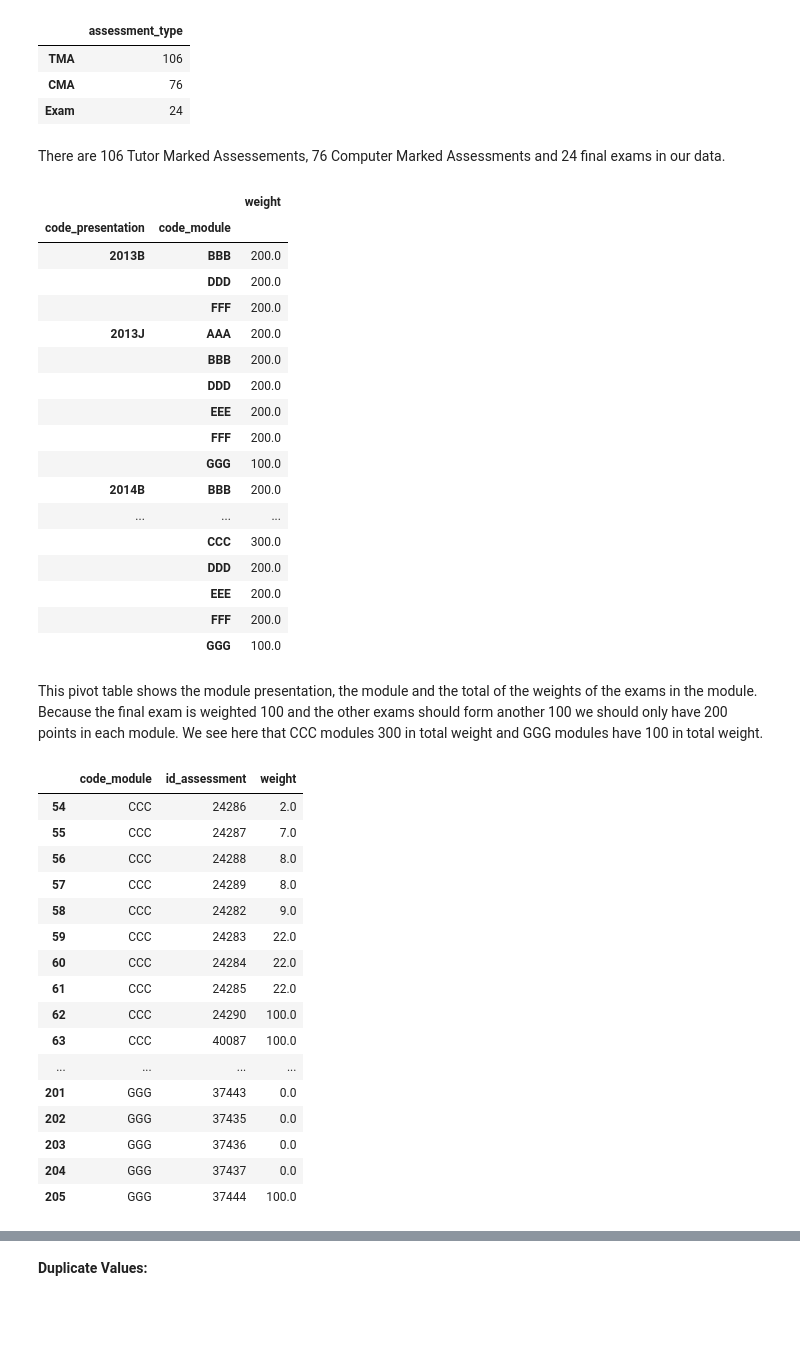
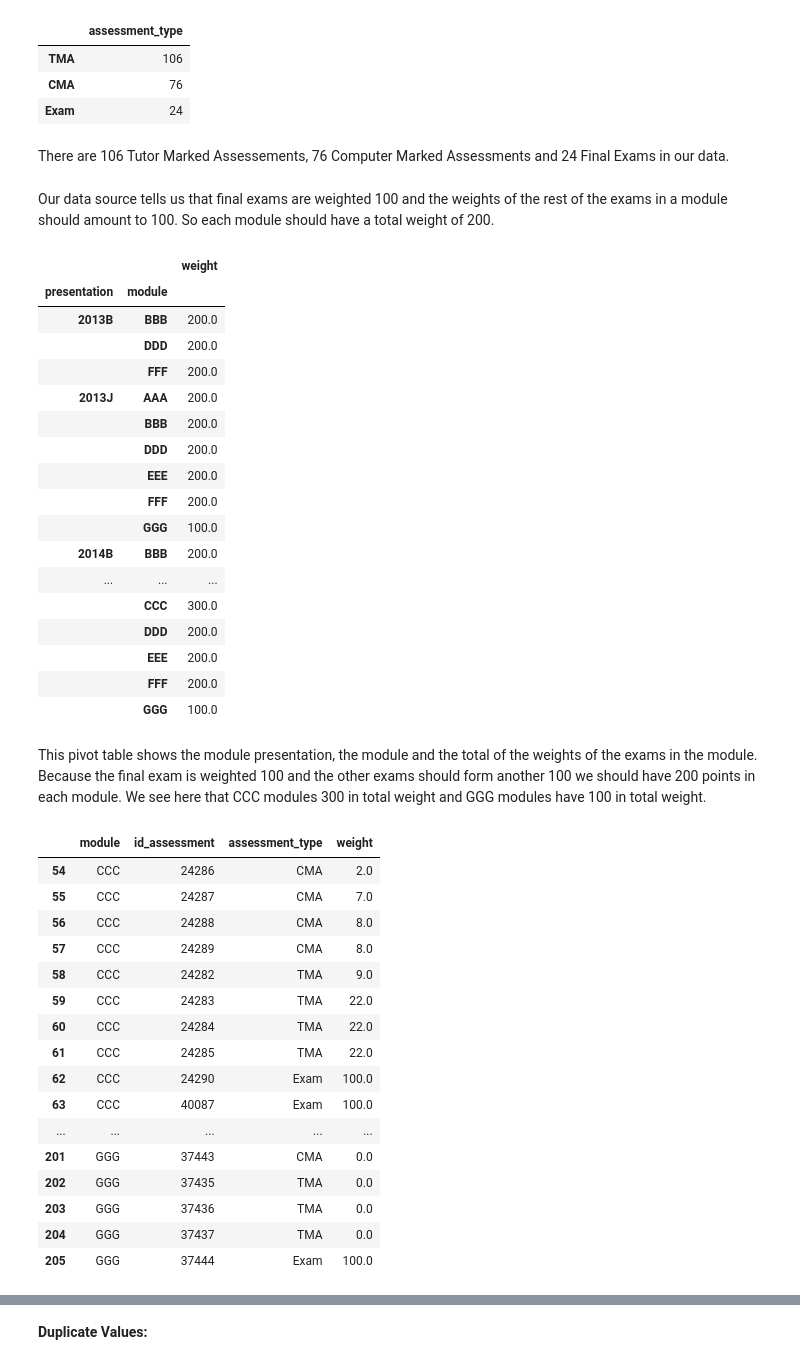
Before and after one commit to freyjagarner/Student-Data-Analysis, a Jupyter notebook: Capstone/Assessments.ipynb, the cells around one changed output, grey strips where cells are left out. Drawn from its saved outputs; the diff is of its cells as text; code cells hidden in the pictures; blank space fills up the shorter version.

```diff
--- a/Capstone/Assessments.ipynb
+++ b/Capstone/Assessments.ipynb
@@ -51,0 +59,3 @@ Assessments has 6 columns and 206 rows representing unique exams.
+# %%
+assessments_rename = {'code_module':'module', 'code_presentation':'presentation'}
+assessments = assessments.rename(columns=assessments_rename)
@@ -97,7 +163,7 @@ md(f'''
 # %%
 # adding the dates for the null test dates
 for index, row in assessments[assessments['date'].isna()].iterrows():
-    assessments.at[index, 'date'] = courses.loc[(courses['code_module'] == row['code_module']) & (courses['code_presentation'] == row['code_presentation']), 'module_presentation_length']
+    assessments.at[index, 'date'] = courses.loc[(courses['module'] == row['module']) & (courses['presentation'] == row['presentation']), 'module_presentation_length']
 
 # reprinting to ensure it worked
 dataframe(assessments.isnull().sum(), columns=['Null Values'])
@@ -154,8 +221,8 @@ TMA_count = assessments['assessment_type'].value_counts()[0]
 CMA_count = assessments['assessment_type'].value_counts()[1]
 exam_count = assessments['assessment_type'].value_counts()[2]
 md(f'''
-There are {TMA_count} Tutor Marked Assessements, {CMA_count} Computer Marked Assessments and {exam_count} final exams in our data.
+There are {TMA_count} Tutor Marked Assessements, {CMA_count} Computer Marked Assessments and {exam_count} Final Exams in our data.
 ''')
 # %% [output]
 
-There are 106 Tutor Marked Assessements, 76 Computer Marked Assessments and 24 final exams in our data.
+There are 106 Tutor Marked Assessements, 76 Computer Marked Assessments and 24 Final Exams in our data.
@@ -164,12 +229,17 @@ pd.pivot_table(assessments[assessments['weight'] != 100.0], index=['code_present
 # %%
 md('''
-Our data tells us that final exams are weighted 100 and the weights of the rest of the exams in a module should amount to 100.
+Our data source tells us that final exams are weighted 100 and the weights of the rest of the exams in a module should amount to 100.
+ So each module should have a total weight of 200.
 ''')
+# %% [output]
+
+Our data source tells us that final exams are weighted 100 and the weights of the rest of the exams in a module should amount to 100.
+ So each module should have a total weight of 200.
 # %%
-pd.pivot_table(assessments, index=['code_presentation', 'code_module'], values='weight', aggfunc=np.sum)
+pd.pivot_table(assessments, index=['presentation', 'module'], values='weight', aggfunc=np.sum)
 # %% [output]
 |  |  | weight |
-| code_presentation | code_module |  |
+| presentation | module |  |
 | 2013B | BBB | 200.0 |
 |  | DDD | 200.0 |
 |  | FFF | 200.0 |
@@ -188,27 +258,27 @@ pd.pivot_table(assessments, index=['code_presentation', 'code_module'], values='
 |  | GGG | 100.0 |
 # %% [markdown]
 This pivot table shows the module presentation, the module and the total of the weights of the exams in the module.
-Because the final exam is weighted 100 and the other exams should form another 100 we should only have 200 points in each module. We see here that CCC modules 300 in total weight and GGG modules have 100 in total weight.
+Because the final exam is weighted 100 and the other exams should form another 100 we should have 200 points in each module. We see here that CCC modules 300 in total weight and GGG modules have 100 in total weight.
 # %%
-ccc_ggg_weights = assessments.loc[(assessments['code_module'] == 'CCC') | (assessments['code_module'] == 'GGG')]
-ccc_ggg_weights = ccc_ggg_weights[['code_module', 'id_assessment', 'weight']]
+ccc_ggg_weights = assessments.loc[(assessments['module'] == 'CCC') | (assessments['module'] == 'GGG')]
+ccc_ggg_weights = ccc_ggg_weights[['module', 'id_assessment', 'assessment_type', 'weight']]
 ccc_ggg_weights
 # %% [output]
-|  | code_module | id_assessment | weight |
-| 54 | CCC | 24286 | 2.0 |
-| 55 | CCC | 24287 | 7.0 |
-| 56 | CCC | 24288 | 8.0 |
-| 57 | CCC | 24289 | 8.0 |
-| 58 | CCC | 24282 | 9.0 |
-| 59 | CCC | 24283 | 22.0 |
-| 60 | CCC | 24284 | 22.0 |
-| 61 | CCC | 24285 | 22.0 |
-| 62 | CCC | 24290 | 100.0 |
-| 63 | CCC | 40087 | 100.0 |
-| ... | ... | ... | ... |
-| 201 | GGG | 37443 | 0.0 |
-| 202 | GGG | 37435 | 0.0 |
-| 203 | GGG | 37436 | 0.0 |
-| 204 | GGG | 37437 | 0.0 |
-| 205 | GGG | 37444 | 100.0 |
+|  | module | id_assessment | assessment_type | weight |
+| 54 | CCC | 24286 | CMA | 2.0 |
+| 55 | CCC | 24287 | CMA | 7.0 |
+| 56 | CCC | 24288 | CMA | 8.0 |
+| 57 | CCC | 24289 | CMA | 8.0 |
+| 58 | CCC | 24282 | TMA | 9.0 |
+| 59 | CCC | 24283 | TMA | 22.0 |
+| 60 | CCC | 24284 | TMA | 22.0 |
+| 61 | CCC | 24285 | TMA | 22.0 |
+| 62 | CCC | 24290 | Exam | 100.0 |
+| 63 | CCC | 40087 | Exam | 100.0 |
+| ... | ... | ... | ... | ... |
+| 201 | GGG | 37443 | CMA | 0.0 |
+| 202 | GGG | 37435 | TMA | 0.0 |
+| 203 | GGG | 37436 | TMA | 0.0 |
+| 204 | GGG | 37437 | TMA | 0.0 |
+| 205 | GGG | 37444 | Exam | 100.0 |
 # %% [markdown]
```
Also changed, not shown: parts of 133 cells of this notebook.
